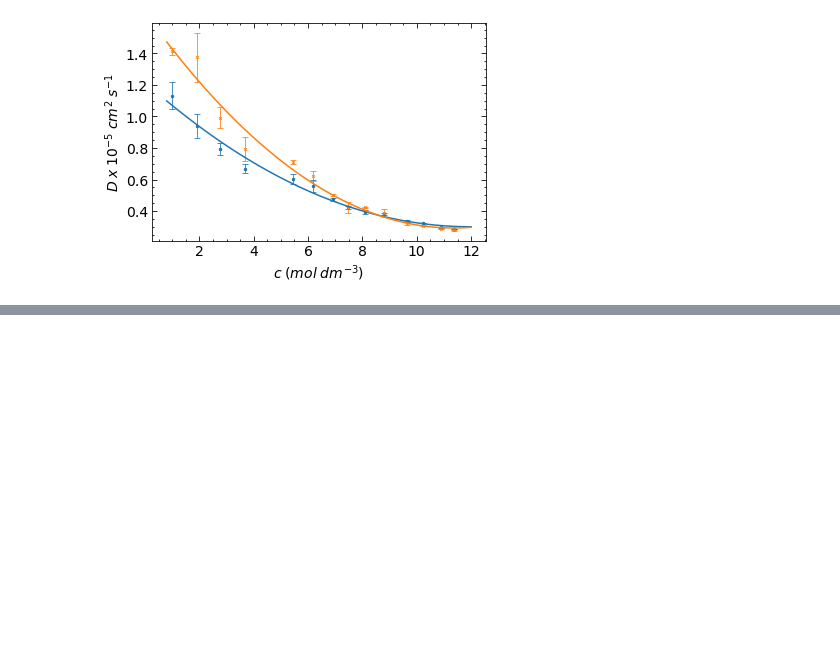
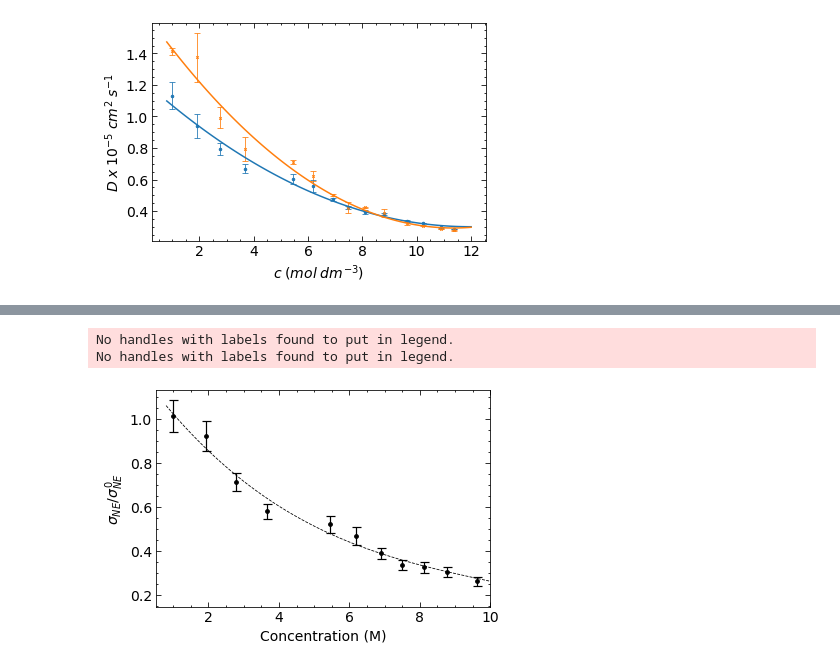
Before and after one commit to aaronrfinney/nernst-einstein, a Jupyter notebook: conductivity.ipynb, the cells around one changed output, grey strips where cells are left out. Cells and saved outputs as stored; diff of their text form; code cells hidden in the pictures; blank space fills up the shorter version.

```diff
--- a/conductivity.ipynb
+++ b/conductivity.ipynb
@@ -175,0 +177,33 @@ No handles with labels found to put in legend.
+# %%
+plt.figure()
+#plt.yscale("log")
+plt.xlim(0.5,10)
+plt.legend(loc="upper left")
+
+plt.xlabel("Concentration (M)")
+plt.ylabel("$\sigma_{NE}/\sigma_{NE}^0$")
+for i in range(0,nrns,1):
+    S[i] = e*e*(Ni[i]*NAD[i]+Ni[i]*CLD[i])/ (lx[i]**3* kB*T)
+    Serror = (e*e*(Ni[i]+Ni[i])/(lx[i]**3* kB*T)) * np.sqrt(NAsd[i]**2 + CLsd[i]**2)
+
+    infS[i] = e*e*(Ni[i]*infNAD+Ni[i]*infCLD)/ (lx[i]**3* kB*T)
+    infSerror = (e*e*(Ni[i]+Ni[i])/(lx[i]**3* kB*T)) * np.sqrt(infNAsd**2 + infCLsd**2)
+
+    error = np.sqrt((Serror/S[i])**2 + (infSerror**2/infS[i]))
+
+    plt.plot(M[i],S[i]/infS[i],'o',color='k',markersize=pms*1.5)
+    plt.errorbar(M[i],S[i]/infS[i],yerr=error*S[i]/infS[i],ls='none',color='k', capsize=pcs*1.5, elinewidth=plw*1.5, markeredgewidth=plw*1.5)
+
+
+Splynml = np.poly1d(np.polyfit(M, S/infS, 3))
+#infSplynml = np.poly1d(np.polyfit(M, infS, 2))
+plt.plot(x,Splynml(x),'k--',linewidth=plw)
+#plt.plot(x,infSplynml(x),'r--',linewidth=plw, label="$D_{ion}^0$")
+
+plt.legend().remove()
+plt.savefig('conductivity_ratio.png',dpi=300)
+plt.show()
+# %% [output]
+No handles with labels found to put in legend.
+No handles with labels found to put in legend.
+[figure, added]
```
Also changed, not shown: parts of 1 cell of this notebook.
